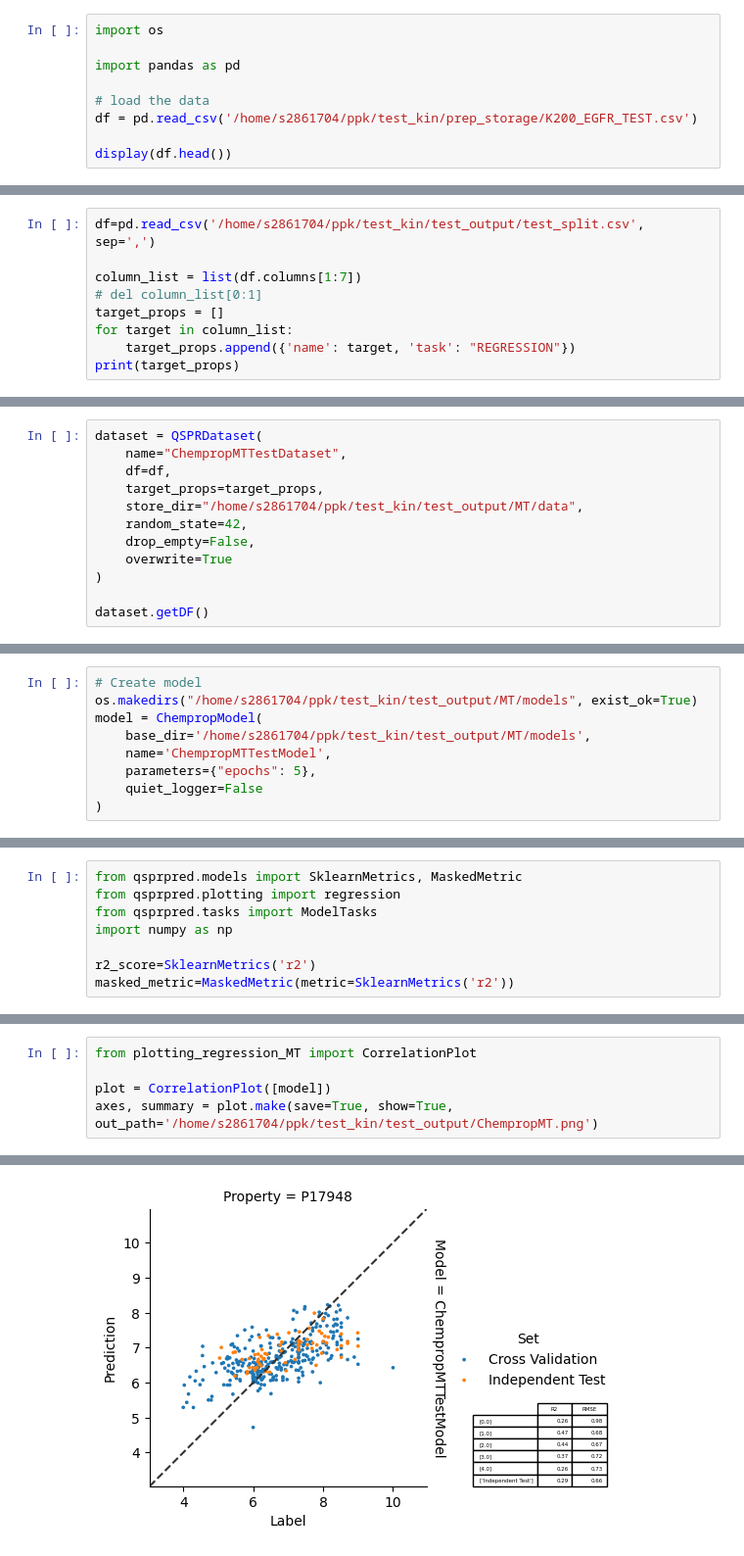
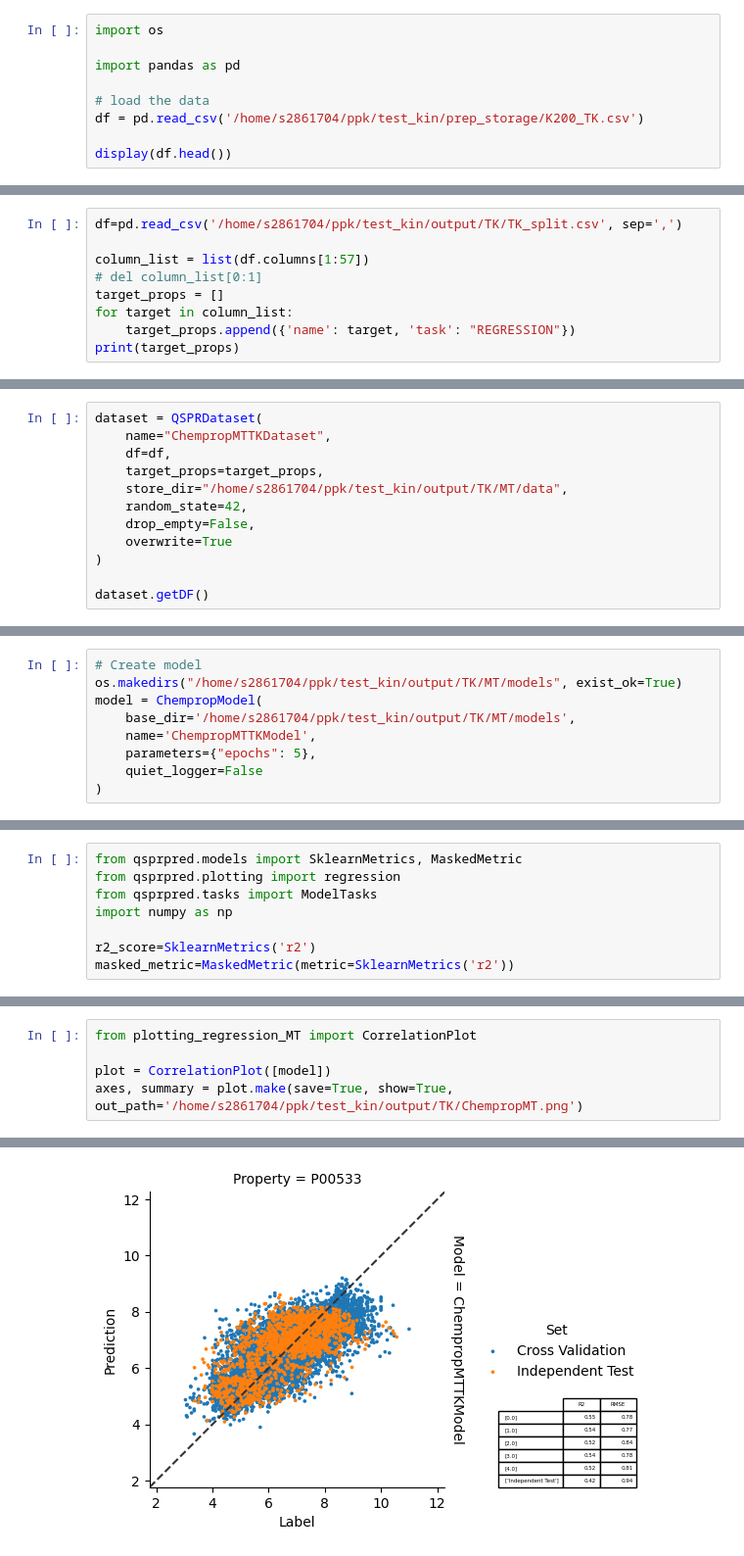
Before and after one commit to thijmenwroos/ppk, a Jupyter notebook: test_kin/chemprop_mt.ipynb, the cells around one changed output, grey strips where cells are left out. Shown at 98% size. Cells and saved outputs as stored; diff of their text form.

```diff
--- a/test_kin/chemprop_mt.ipynb
+++ b/test_kin/chemprop_mt.ipynb
@@ -9,7 +9,7 @@ import os
 import pandas as pd
 
 # load the data
-df = pd.read_csv('/home/s2861704/ppk/test_kin/prep_storage/K200_EGFR_TEST.csv')
+df = pd.read_csv('/home/s2861704/ppk/test_kin/prep_storage/K200_TK.csv')
 
 display(df.head())
 # %%
@@ -76,9 +76,9 @@ from qsprpred.data.descriptors.sets import SmilesDesc
 from qsprpred.data.sampling.splits import GBMTRandomSplit, GBMTDataSplit, ManualSplit
 from split import random_global_equilibrated_random_split, dissimilaritydrive_global_balanced_cluster_split
 # %%
-df=pd.read_csv('/home/s2861704/ppk/test_kin/test_output/test_split.csv', sep=',')
+df=pd.read_csv('/home/s2861704/ppk/test_kin/output/TK/TK_split.csv', sep=',')
 
-column_list = list(df.columns[1:7])
+column_list = list(df.columns[1:57])
 # del column_list[0:1]
 target_props = []
 for target in column_list:
@@ -89,9 +89,9 @@ print(target_props)
 # %%
 dataset = QSPRDataset(
-    name="ChempropMTTestDataset",
+    name="ChempropMTTKDataset",
     df=df,
     target_props=target_props,
-    store_dir="/home/s2861704/ppk/test_kin/test_output/MT/data",
+    store_dir="/home/s2861704/ppk/test_kin/output/TK/MT/data",
     random_state=42,
     drop_empty=False,
     overwrite=True
@@ -158,10 +159,10 @@ Failed to patch pandas - PandasTools will have limited functionality
  'evidential_regularization': 'Value used in regularization for evidential loss function. The default value recommended by Soleimany et al.(2021) is 0.2. Optimal value is dataset-dependent; it is reco ...
 # %%
 # Create model
-os.makedirs("/home/s2861704/ppk/test_kin/test_output/MT/models", exist_ok=True)
+os.makedirs("/home/s2861704/ppk/test_kin/output/TK/MT/models", exist_ok=True)
 model = ChempropModel(
-    base_dir='/home/s2861704/ppk/test_kin/test_output/MT/models',
-    name='ChempropMTTestModel',
+    base_dir='/home/s2861704/ppk/test_kin/output/TK/MT/models',
+    name='ChempropMTTKModel',
     parameters={"epochs": 5},
     quiet_logger=False
 )
@@ -492,5 +657,5 @@ ValueError: Input contains NaN.
 from plotting_regression_MT import CorrelationPlot
 
 plot = CorrelationPlot([model])
-axes, summary = plot.make(save=True, show=True, out_path='/home/s2861704/ppk/test_kin/test_output/ChempropMT.png')
+axes, summary = plot.make(save=True, show=True, out_path='/home/s2861704/ppk/test_kin/output/TK/ChempropMT.png')
 # %% [output]
@@ -516 +681 @@ ChempropMTTestModel
-[figure, old version]
+[figure, new version]
```
Also changed, not shown: parts of 11 cells of this notebook, 5 other files.
